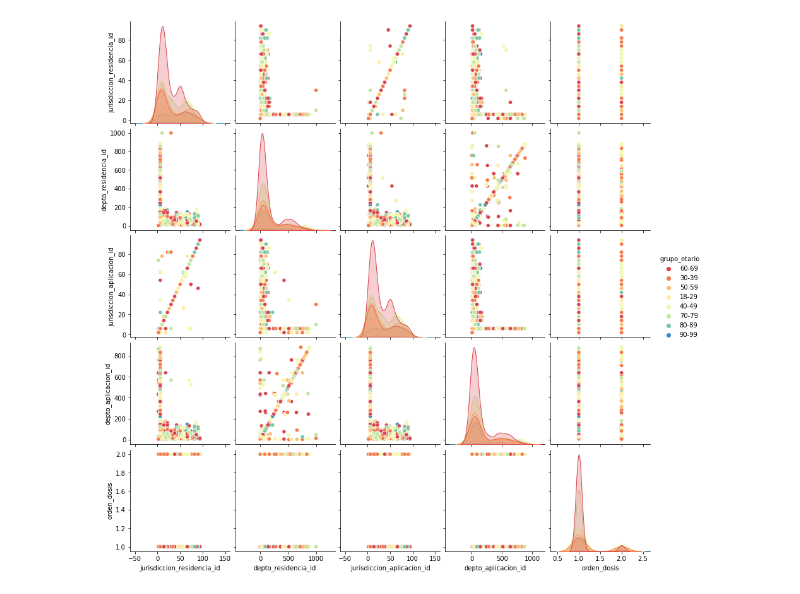
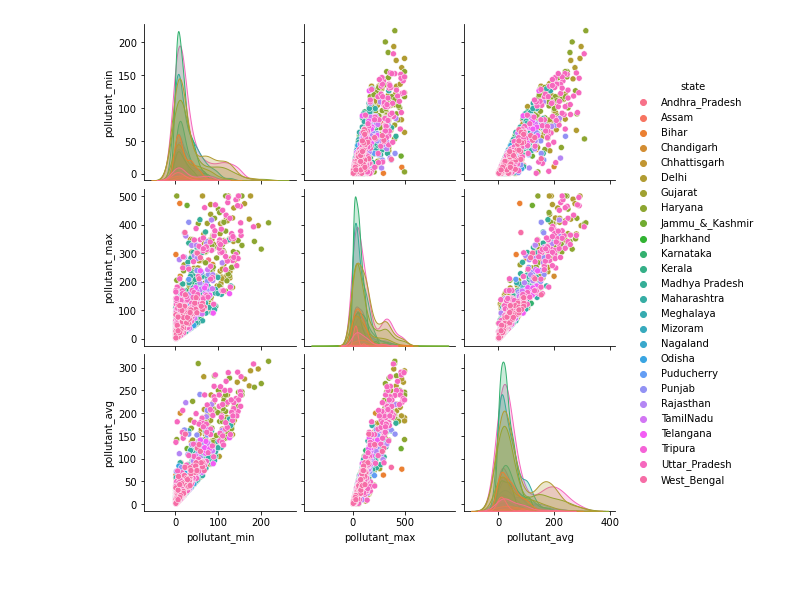
Before and after one commit to maximogismondi/TallerDeSoporteInformatico, a Jupyter notebook: 30 de Septiembre/main.ipynb, the cells around one changed output. Saved outputs shown, nothing was run; the diff lists cells and outputs as text; code cells hidden in the pictures.

```diff
--- a/30 de Septiembre/main.ipynb
+++ b/30 de Septiembre/main.ipynb
@@ -1,9 +1,8 @@
 # %%
 import pandas as pd
 import seaborn as sns
 
-df1 = pd.read_csv("/home/max/Desktop/Nadia-2021/30 de Septiembre/datosDeVacunasDadas.csv",sep=",",engine="python")
-
-grafico = sns.pairplot(df1,hue="grupo_etario",palette="Spectral")
+df1 = pd.read_csv("Air_Quality.csv",sep=",",engine="python")
+grafico = sns.pairplot(df1, hue="state", vars=["pollutant_min","pollutant_max","pollutant_avg"])
 # %% [output]
-[figure, old version]
+[figure, new version]
```
Also changed, not shown: 2 other files.
